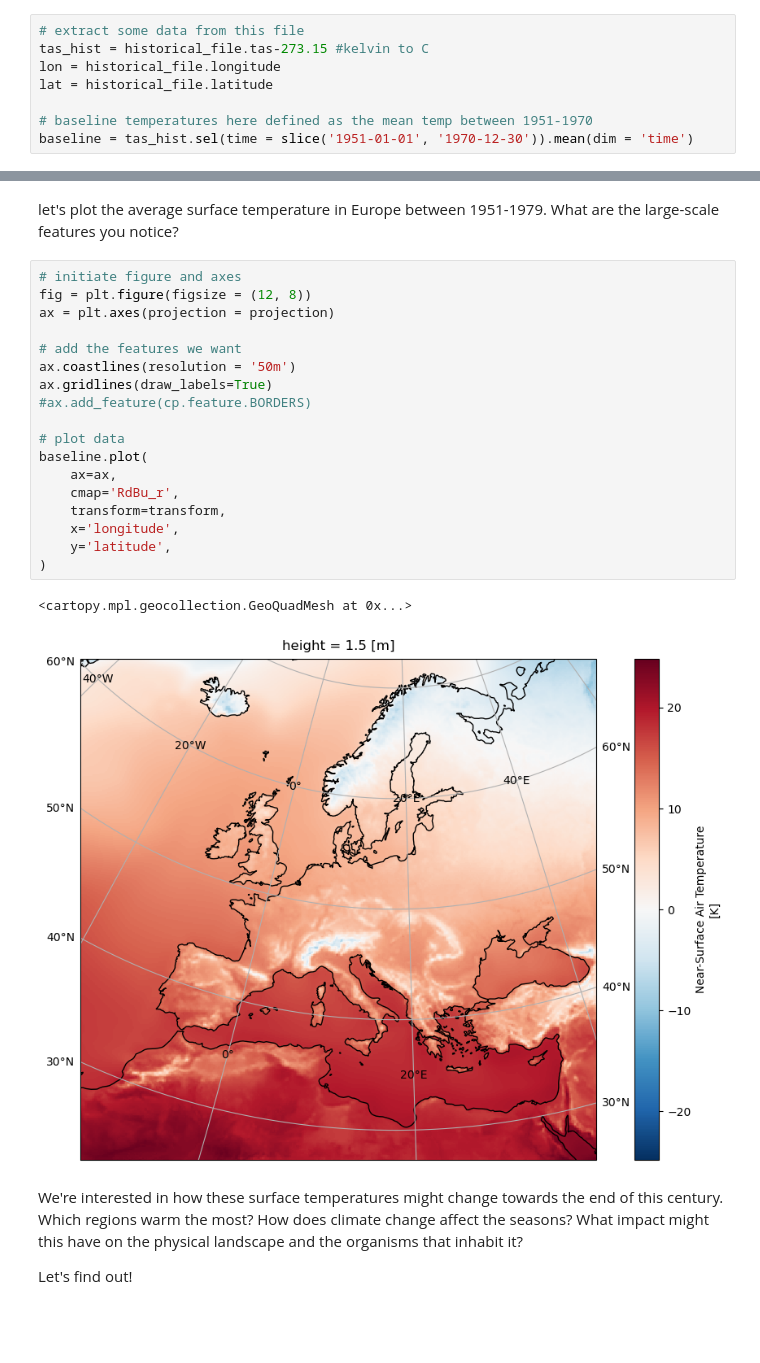
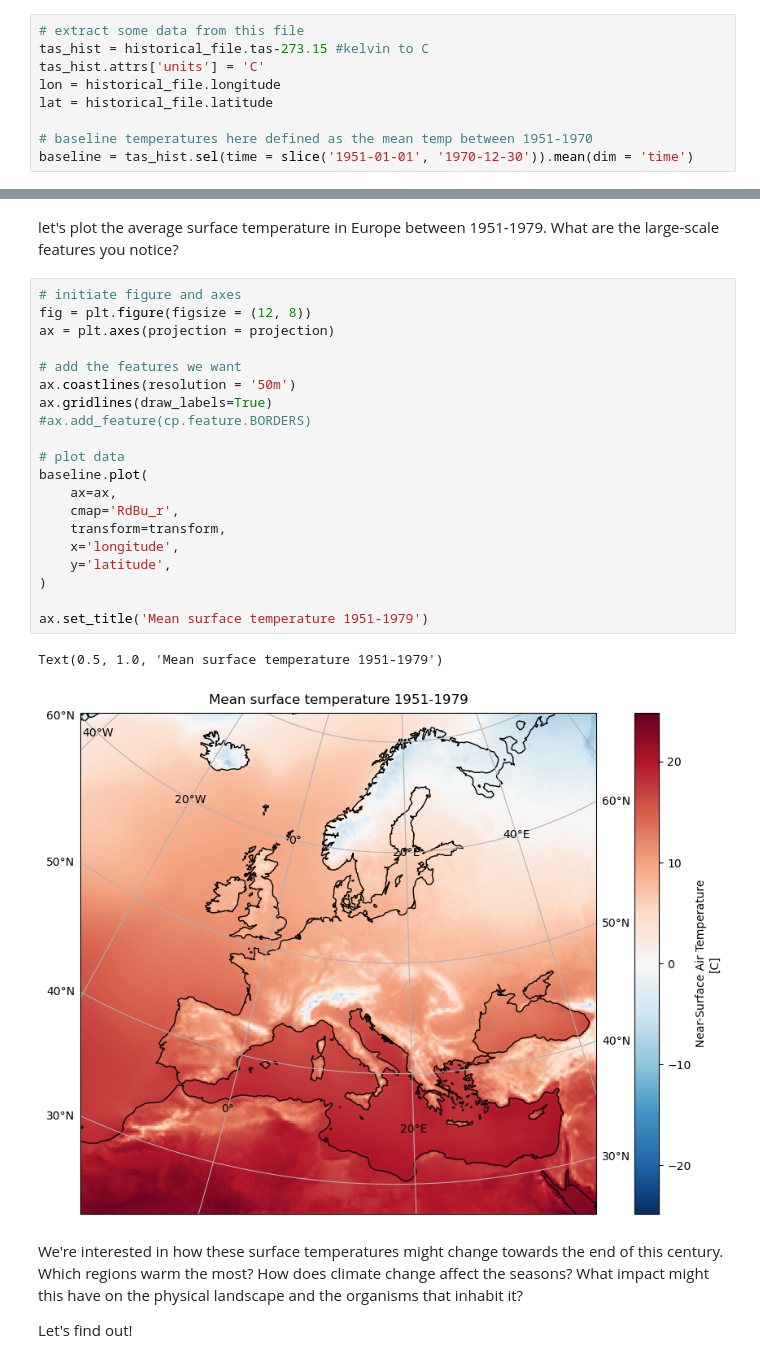
Before and after one commit to Jonniebarnsley/Pyrenees, a Jupyter notebook: cordex_workshop.ipynb, the cells around one changed output, grey strips where cells are left out. Saved outputs shown, nothing was run; the diff lists cells and outputs as text; blank space fills up the shorter version.

Commit message:
corrected units in temperature plot

```diff
--- a/cordex_workshop.ipynb
+++ b/cordex_workshop.ipynb
@@ -105,6 +106,7 @@ Data variables:
 # %%
 # extract some data from this file
 tas_hist = historical_file.tas-273.15 #kelvin to C
+tas_hist.attrs['units'] = 'C'
 lon = historical_file.longitude
 lat = historical_file.latitude
 
@@ -131,24 +133,26 @@ large-scale features you notice?
 # %%
 # initiate figure and axes
 fig = plt.figure(figsize = (12, 8))
 ax = plt.axes(projection = projection)
 
 # add the features we want
 ax.coastlines(resolution = '50m')
 ax.gridlines(draw_labels=True)
 #ax.add_feature(cp.feature.BORDERS)
 
 # plot data
 baseline.plot(
     ax=ax,
     cmap='RdBu_r',
     transform=transform,
     x='longitude',
     y='latitude',
 )
+
+ax.set_title('Mean surface temperature 1951-1979')
 # %% [output]
-<cartopy.mpl.geocollection.GeoQuadMesh at 0x...>
+Text(0.5, 1.0, 'Mean surface temperature 1951-1979')
-[figure, old version]
+[figure, new version]
 # %% [markdown]
 We're interested in how these surface temperatures might change towards the end of this
 century. Which regions warm the most? How does climate change affect the seasons? What
```
Also changed, not shown: parts of 1 cell of this notebook.
